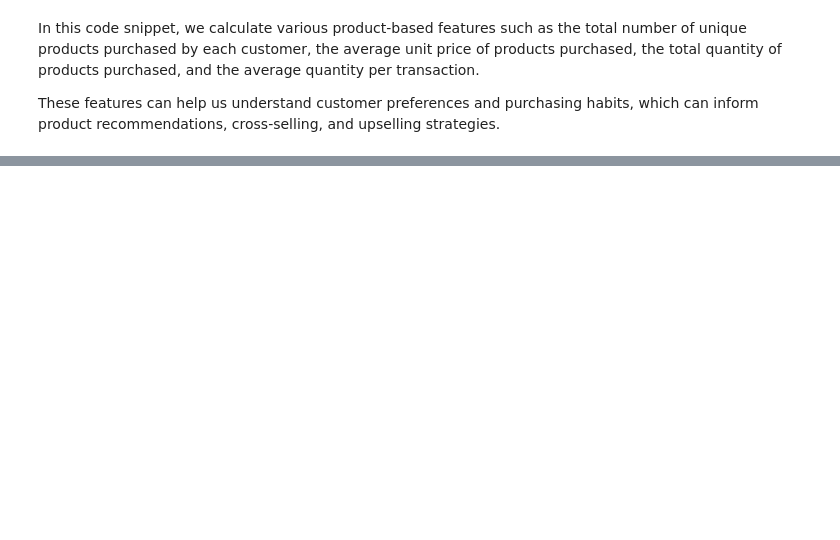
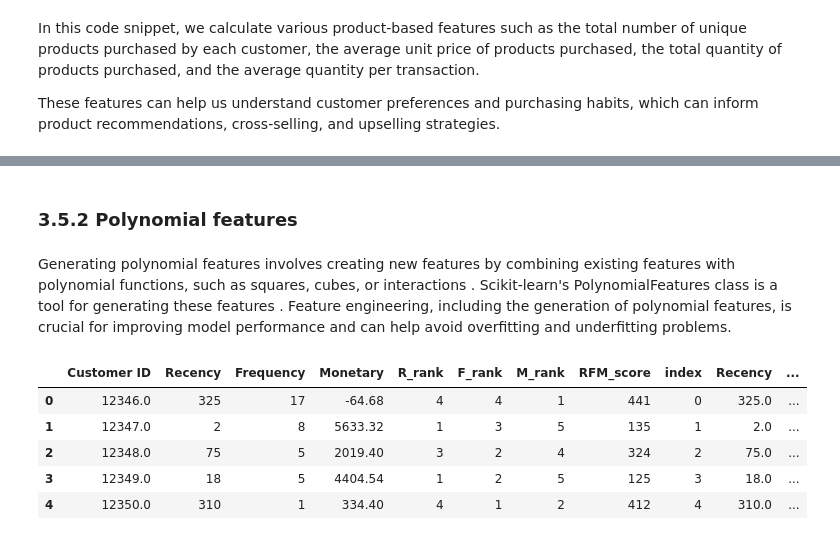
Before and after one commit to phillip1029/marketing-analytics-with-python, a Jupyter notebook: chapter_3.ipynb, the cells around one changed output, grey strips where cells are left out. Saved outputs shown, nothing was run; the diff lists cells and outputs as text; code cells hidden in the pictures; blank space fills up the shorter version.

```diff
--- a/chapter_3.ipynb
+++ b/chapter_3.ipynb
@@ -31,17 +62,4 @@ df.head()
 # %%
-import pandas as pd
-from datetime import datetime
-
-# Calculate the maximum InvoiceDate for each customer
-max_date = df.groupby('Customer ID')['InvoiceDate'].max()
-
-# Calculate Recency, Frequency, and Monetary metrics
-rfm = df.groupby('Customer ID').agg({
-    'InvoiceDate': lambda x: (datetime(2011, 12, 10) - x.max()).days,
-    'Invoice': 'nunique',
-    'Amount': 'sum'
-})
-
 # Rename columns
 rfm.columns = ['Recency', 'Frequency', 'Monetary']
 
@@ -199,0 +291,35 @@ By creating interaction features for our Online Retail dataset, we can capture m
+# %% [markdown]
+### 3.5.2 Polynomial features
+# %% [markdown]
+Generating polynomial features involves creating new features by combining existing features with polynomial functions, such as squares, cubes, or interactions . Scikit-learn's PolynomialFeatures class is a tool for generating these features . Feature engineering, including the generation of polynomial features, is crucial for improving model performance and can help avoid overfitting and underfitting problems.
+# %%
+from sklearn.preprocessing import PolynomialFeatures
+
+# Assume you have a DataFrame called 'df' with the following columns:
+# 'SalesVolume', 'DiscountPercentage', 'Recency', 'Frequency', 'MarketingSpend', 'ConversionRate'
+
+# Select the relevant features for polynomial feature creation
+features = ['Recency', 'Frequency']
+X = rfm[features]
+
+# Create polynomial features of degree 2
+poly = PolynomialFeatures(degree=2, include_bias=False)
+X_poly = poly.fit_transform(X)
+
+# Get the feature names
+feature_names = poly.get_feature_names_out(features)
+
+# Create a new DataFrame with the polynomial features
+df_poly = pd.DataFrame(X_poly, columns=feature_names)
+
+# Concatenate the polynomial features with the original DataFrame
+rfm_enhanced = pd.concat([rfm.reset_index(), df_poly.reset_index()], axis=1)
+# %%
+rfm_enhanced.head()
+# %% [output]
+|  | Customer ID | Recency | Frequency | Monetary | R_rank | F_rank | M_rank | RFM_score | index | Recency | ... |
+| 0 | 12346.0 | 325 | 17 | -64.68 | 4 | 4 | 1 | 441 | 0 | 325.0 | ... |
+| 1 | 12347.0 | 2 | 8 | 5633.32 | 1 | 3 | 5 | 135 | 1 | 2.0 | ... |
+| 2 | 12348.0 | 75 | 5 | 2019.40 | 3 | 2 | 4 | 324 | 2 | 75.0 | ... |
+| 3 | 12349.0 | 18 | 5 | 4404.54 | 1 | 2 | 5 | 125 | 3 | 18.0 | ... |
+| 4 | 12350.0 | 310 | 1 | 334.40 | 4 | 1 | 2 | 412 | 4 | 310.0 | ... |
```
Also changed, not shown: parts of 37 cells of this notebook, 1 other file.
